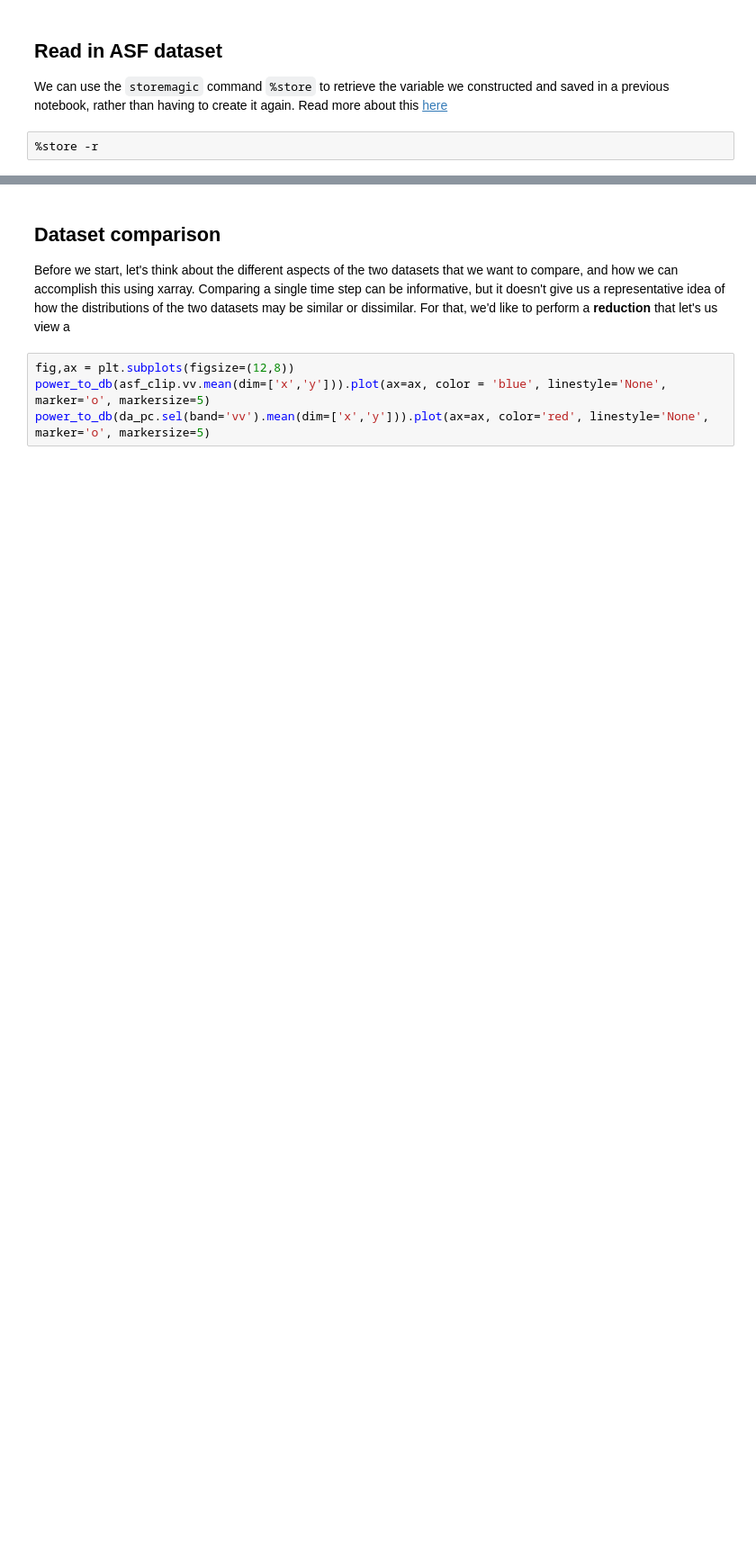
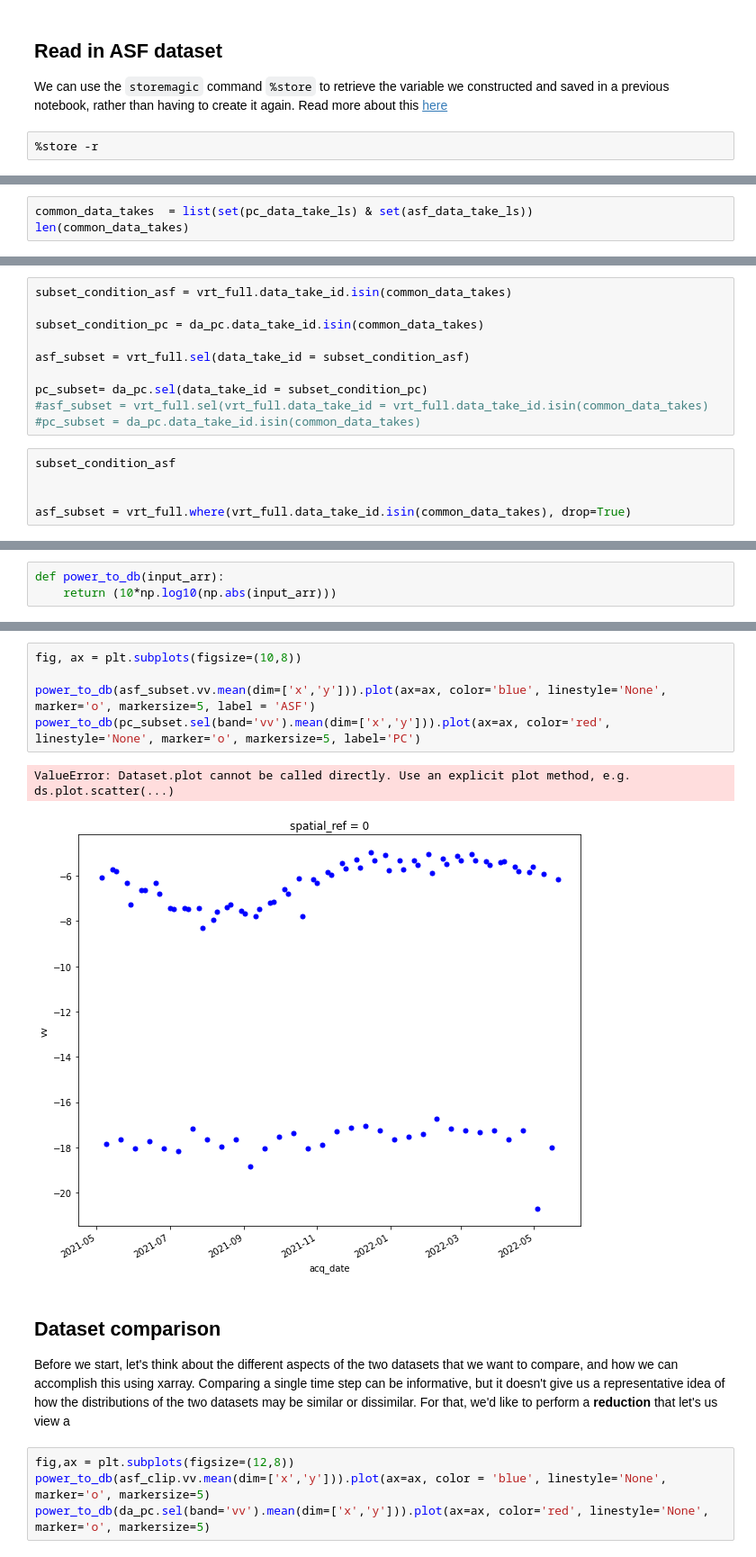
Before and after one commit to e-marshall/sentinel1_rtc, a Jupyter notebook: dataset_comparison.ipynb, the cells around one changed output, grey strips where cells are left out. Shown at 90% size. Saved outputs shown, nothing was run; the diff lists cells and outputs as text; blank space fills up the shorter version.

```diff
--- a/dataset_comparison.ipynb
+++ b/dataset_comparison.ipynb
@@ -168,0 +196,3 @@ Attributes: (0)
+# %%
+common_data_takes  = list(set(pc_data_take_ls) & set(asf_data_take_ls))
+len(common_data_takes)
@@ -168,0 +205,15 @@ Attributes: (0)
+# %%
+subset_condition_asf = vrt_full.data_take_id.isin(common_data_takes)
+
+subset_condition_pc = da_pc.data_take_id.isin(common_data_takes)
+
+asf_subset = vrt_full.sel(data_take_id = subset_condition_asf)
+
+pc_subset= da_pc.sel(data_take_id = subset_condition_pc)
+#asf_subset = vrt_full.sel(vrt_full.data_take_id = vrt_full.data_take_id.isin(common_data_takes)
+#pc_subset = da_pc.data_take_id.isin(common_data_takes)
+# %%
+subset_condition_asf
+
+
+asf_subset = vrt_full.where(vrt_full.data_take_id.isin(common_data_takes), drop=True)
@@ -168,0 +225,3 @@ Attributes: (0)
+# %%
+def power_to_db(input_arr):
+    return (10*np.log10(np.abs(input_arr)))
@@ -169,3 +272,11 @@ Attributes: (0)
+# %%
+fig, ax = plt.subplots(figsize=(10,8))
+
+power_to_db(asf_subset.vv.mean(dim=['x','y'])).plot(ax=ax, color='blue', linestyle='None', marker='o', markersize=5, label = 'ASF')
+power_to_db(pc_subset.sel(band='vv').mean(dim=['x','y'])).plot(ax=ax, color='red', linestyle='None', marker='o', markersize=5, label='PC')
+# %% [output]
+ValueError: Dataset.plot cannot be called directly. Use an explicit plot method, e.g. ds.plot.scatter(...)
+[figure, added]
 # %% [markdown]
 ## Dataset comparison
 
```
Also changed, not shown: parts of 15 cells of this notebook, 3 other files.
